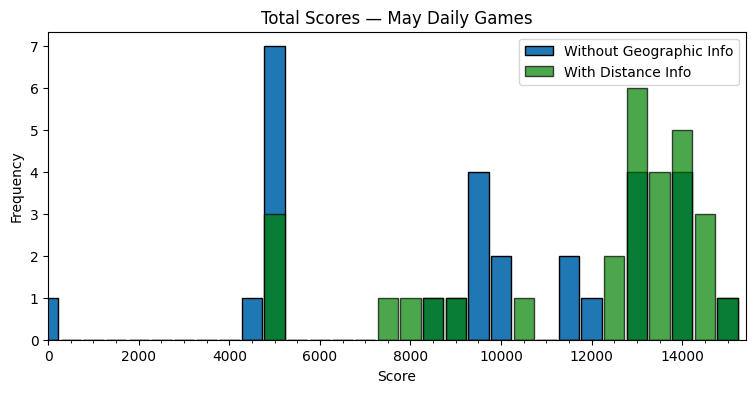
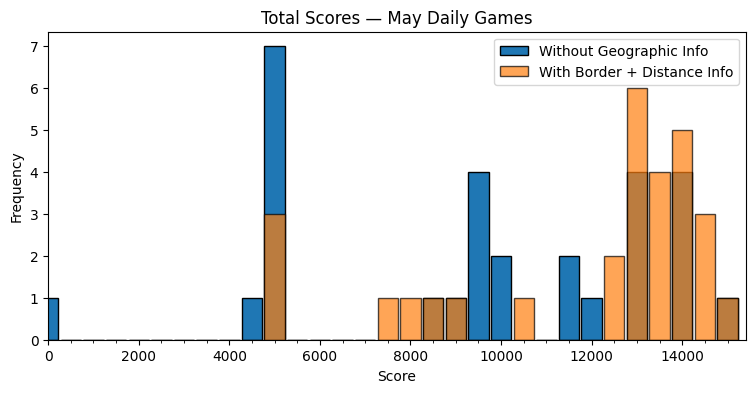
The change to this notebook cell's code, shown as a diff; its figure went from the first image to the second:
--- before
+++ after
@@ -7,5 +7,5 @@
 
 plt.hist(scores, bins=bins, edgecolor='black', rwidth=0.9)
-plt.hist(geo_scores, bins=bins, edgecolor='black', rwidth=0.9, alpha=0.7, color='green')
+plt.hist(geodist_scores, bins=bins, edgecolor='black', rwidth=0.9, alpha=0.7)
 
 ax = plt.gca()
@@ -22,5 +22,5 @@
 plt.title('Total Scores — May Daily Games')
 
-plt.legend(['Without Geographic Info', 'With Distance Info'])
+plt.legend(['Without Geographic Info', 'With Border + Distance Info'])
 
 plt.show()

Commit: guessing takes fuzzy direction into account!